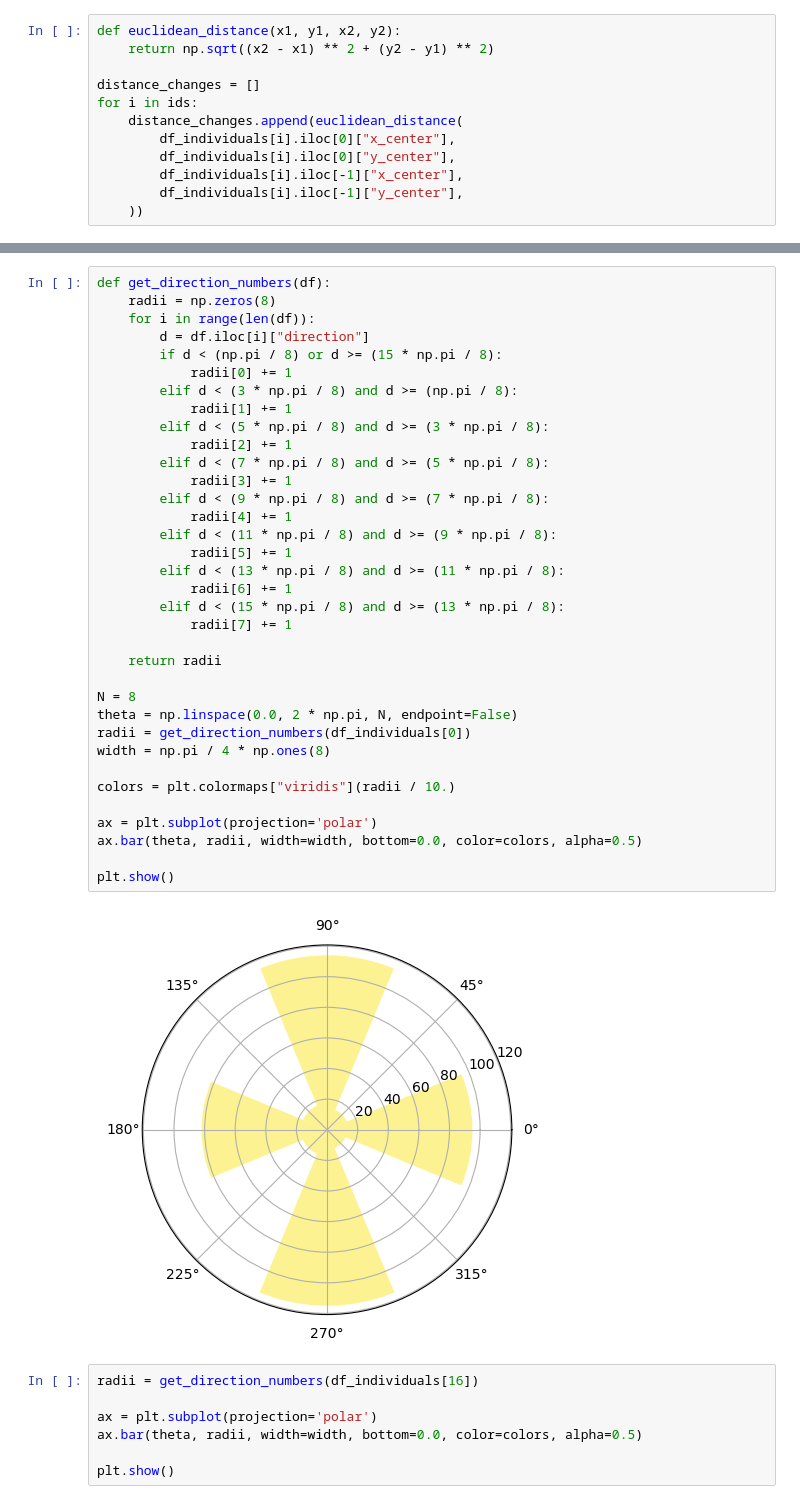
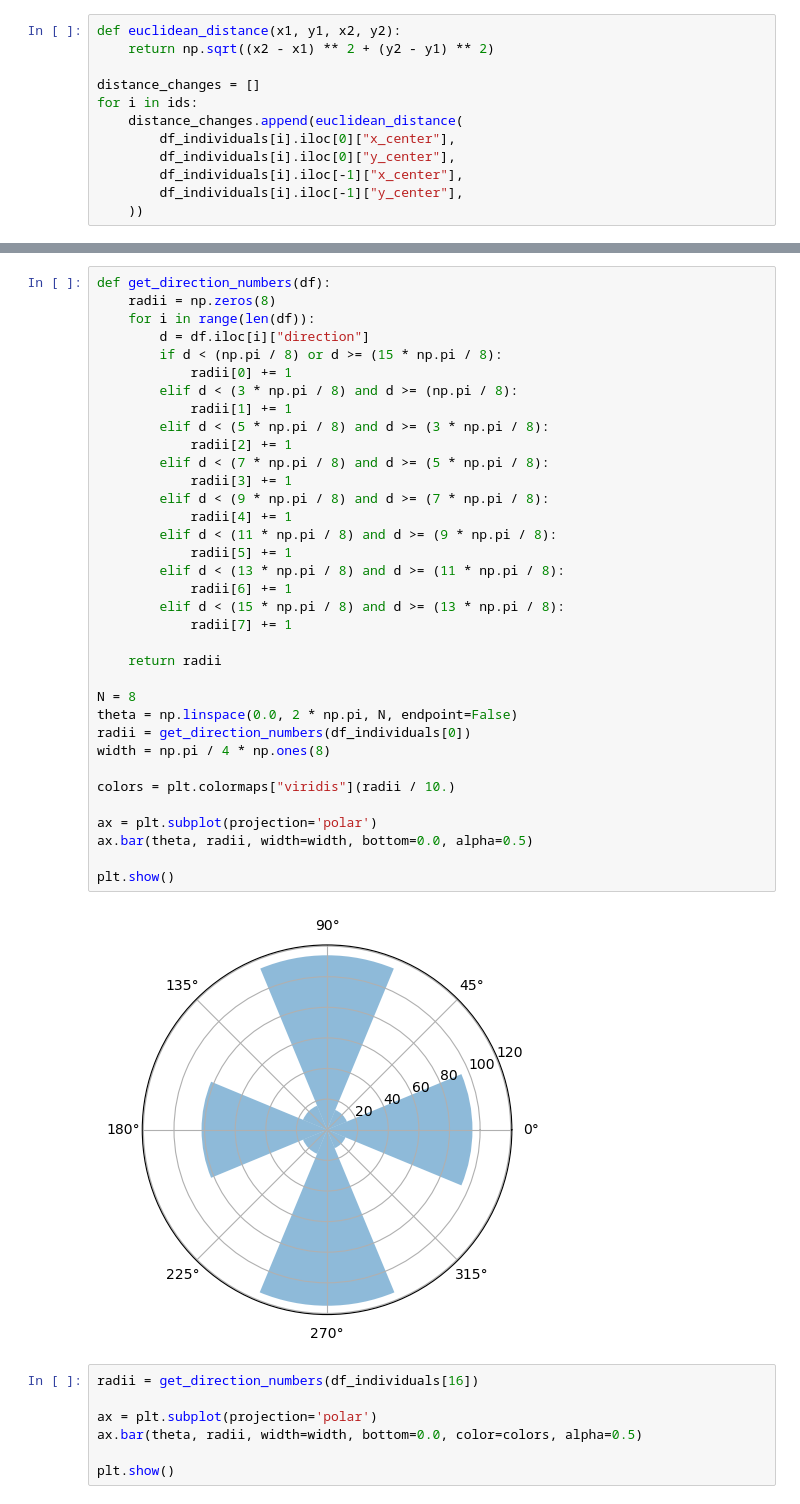
Before and after one commit to jonazhu/nematostellatracking, a Jupyter notebook: behavior_analysis/initial_behavior_extraction.ipynb, the cells around one changed output, grey strips where cells are left out. Drawn from its saved outputs; the diff is of its cells as text.

Commit message:
alpha version of pipeline

```diff
--- a/behavior_analysis/initial_behavior_extraction.ipynb
+++ b/behavior_analysis/initial_behavior_extraction.ipynb
@@ -326,35 +326,35 @@ def get_direction_numbers(df):
         if d < (np.pi / 8) or d >= (15 * np.pi / 8):
             radii[0] += 1
         elif d < (3 * np.pi / 8) and d >= (np.pi / 8):
             radii[1] += 1
         elif d < (5 * np.pi / 8) and d >= (3 * np.pi / 8):
             radii[2] += 1
         elif d < (7 * np.pi / 8) and d >= (5 * np.pi / 8):
             radii[3] += 1
         elif d < (9 * np.pi / 8) and d >= (7 * np.pi / 8):
             radii[4] += 1
         elif d < (11 * np.pi / 8) and d >= (9 * np.pi / 8):
             radii[5] += 1
         elif d < (13 * np.pi / 8) and d >= (11 * np.pi / 8):
             radii[6] += 1
         elif d < (15 * np.pi / 8) and d >= (13 * np.pi / 8):
             radii[7] += 1
 
     return radii
 
 N = 8
 theta = np.linspace(0.0, 2 * np.pi, N, endpoint=False)
 radii = get_direction_numbers(df_individuals[0])
 width = np.pi / 4 * np.ones(8)
 
 colors = plt.colormaps["viridis"](radii / 10.)
 
 ax = plt.subplot(projection='polar')
-ax.bar(theta, radii, width=width, bottom=0.0, color=colors, alpha=0.5)
+ax.bar(theta, radii, width=width, bottom=0.0, alpha=0.5)
 
 plt.show()
 # %% [output]
-[figure, old version]
+[figure, new version]
 # %%
 radii = get_direction_numbers(df_individuals[16])
 
```
Also changed, not shown: parts of 3 cells of this notebook, 6 other files.
